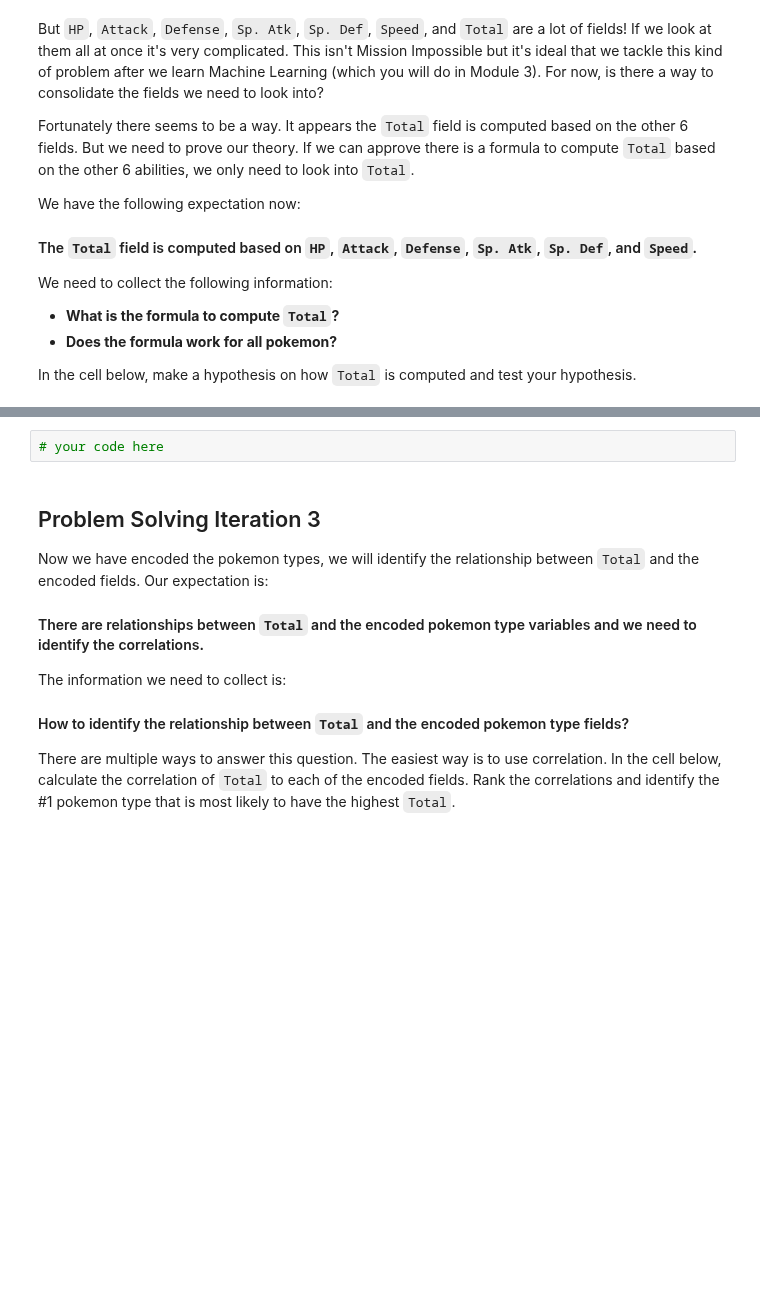
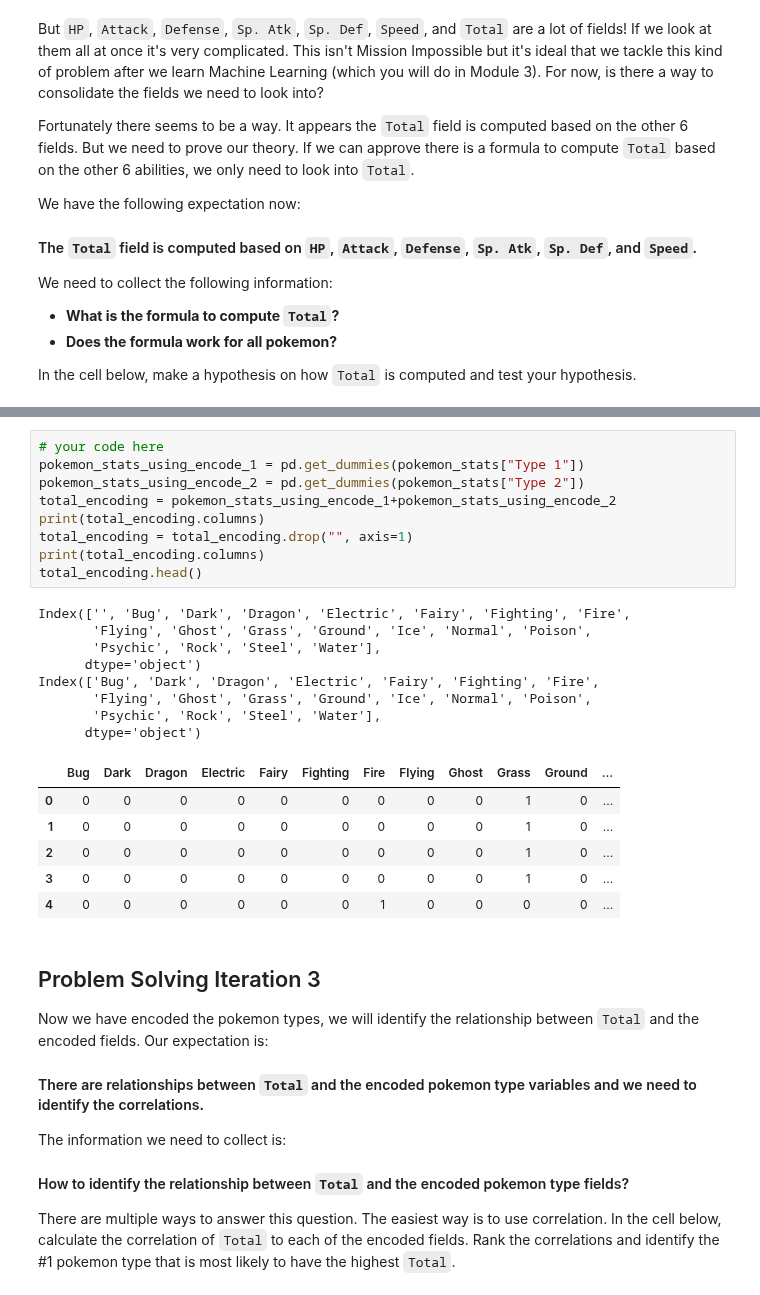
Before and after one commit to ta-data-bcn/lab-df-calculation-and-transformation, a Jupyter notebook: your-code/challenge-2.ipynb, the cells around one changed output, grey strips where cells are left out. Cells and saved outputs as stored; diff of their text form; blank space fills up the shorter version.

```diff
--- a/your-code/challenge-2.ipynb
+++ b/your-code/challenge-2.ipynb
@@ -72,8 +119,30 @@ For instance, if a pokemon has `Type 1` as `Poison` and `Type 2` as `Fire`, then
 The new numerical variables you create should look like below:
 
 ![One Hot Encoding](../images/one-hot-encoding.png)
-# %%
-# your code here
+# %%
+# your code here
+pokemon_stats_using_encode_1 = pd.get_dummies(pokemon_stats["Type 1"])
+pokemon_stats_using_encode_2 = pd.get_dummies(pokemon_stats["Type 2"])
+total_encoding = pokemon_stats_using_encode_1+pokemon_stats_using_encode_2
+print(total_encoding.columns)
+total_encoding = total_encoding.drop("", axis=1)
+print(total_encoding.columns)
+total_encoding.head()
+# %% [output]
+Index(['', 'Bug', 'Dark', 'Dragon', 'Electric', 'Fairy', 'Fighting', 'Fire',
+       'Flying', 'Ghost', 'Grass', 'Ground', 'Ice', 'Normal', 'Poison',
+       'Psychic', 'Rock', 'Steel', 'Water'],
+      dtype='object')
+Index(['Bug', 'Dark', 'Dragon', 'Electric', 'Fairy', 'Fighting', 'Fire',
+       'Flying', 'Ghost', 'Grass', 'Ground', 'Ice', 'Normal', 'Poison',
+       'Psychic', 'Rock', 'Steel', 'Water'],
+      dtype='object')
+|  | Bug | Dark | Dragon | Electric | Fairy | Fighting | Fire | Flying | Ghost | Grass | Ground | ... |
+| 0 | 0 | 0 | 0 | 0 | 0 | 0 | 0 | 0 | 0 | 1 | 0 | ... |
+| 1 | 0 | 0 | 0 | 0 | 0 | 0 | 0 | 0 | 0 | 1 | 0 | ... |
+| 2 | 0 | 0 | 0 | 0 | 0 | 0 | 0 | 0 | 0 | 1 | 0 | ... |
+| 3 | 0 | 0 | 0 | 0 | 0 | 0 | 0 | 0 | 0 | 1 | 0 | ... |
+| 4 | 0 | 0 | 0 | 0 | 0 | 0 | 1 | 0 | 0 | 0 | 0 | ... |
 # %% [markdown]
 ## Problem Solving Iteration 3
 
```
Also changed, not shown: parts of 8 cells of this notebook, 2 other files.
